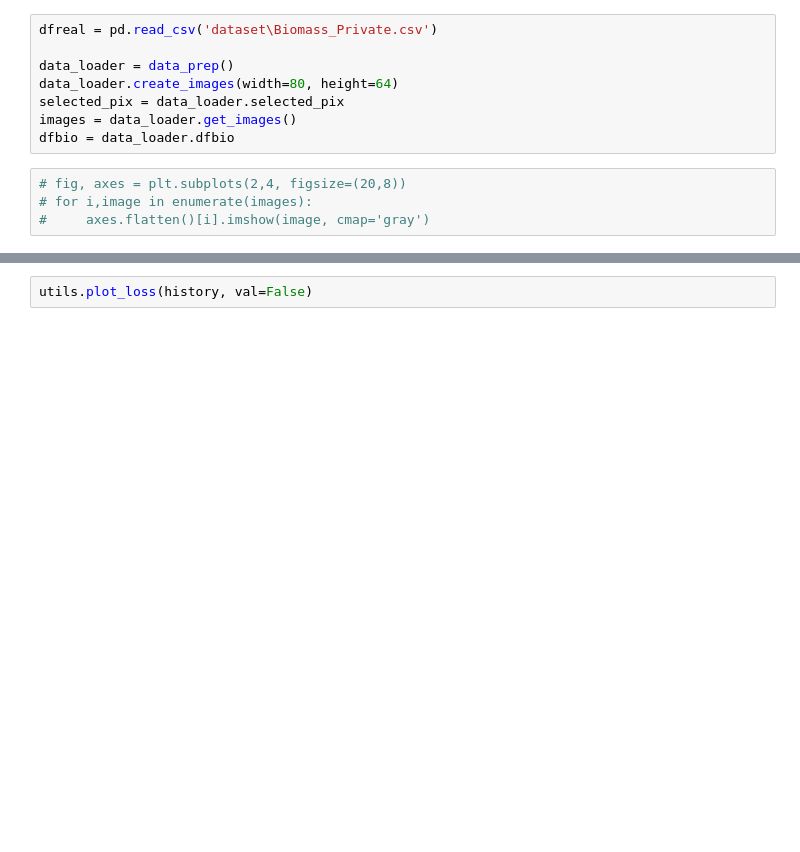
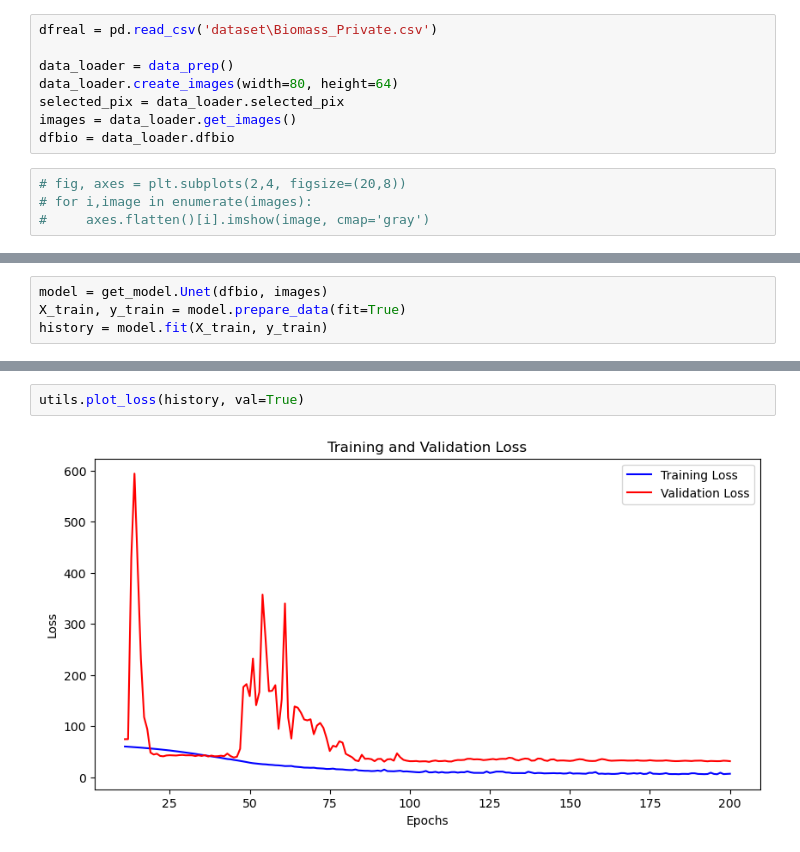
Before and after one commit to Alfadhils/Spatio-Temporal-Biomass-Feedstock-Nowcasting, a Jupyter notebook: Conv_Based.ipynb, the cells around one changed output, grey strips where cells are left out. Saved outputs shown, nothing was run; the diff lists cells and outputs as text; blank space fills up the shorter version.

```diff
--- a/Conv_Based.ipynb
+++ b/Conv_Based.ipynb
@@ -52 +59,5 @@ Validation loss : 29.14192771911621
+# %%
+model = get_model.Unet(dfbio, images)
+X_train, y_train = model.prepare_data(fit=True)
+history = model.fit(X_train, y_train)
 # %%
@@ -87,2 +67,4 @@ test_model.evaluate(X_val_unet, y_val_unet)
 # %%
-utils.plot_loss(history, val=False)
+utils.plot_loss(history, val=True)
+# %% [output]
+[figure, added]
```
Also changed, not shown: parts of 15 cells of this notebook, 15 other files.
